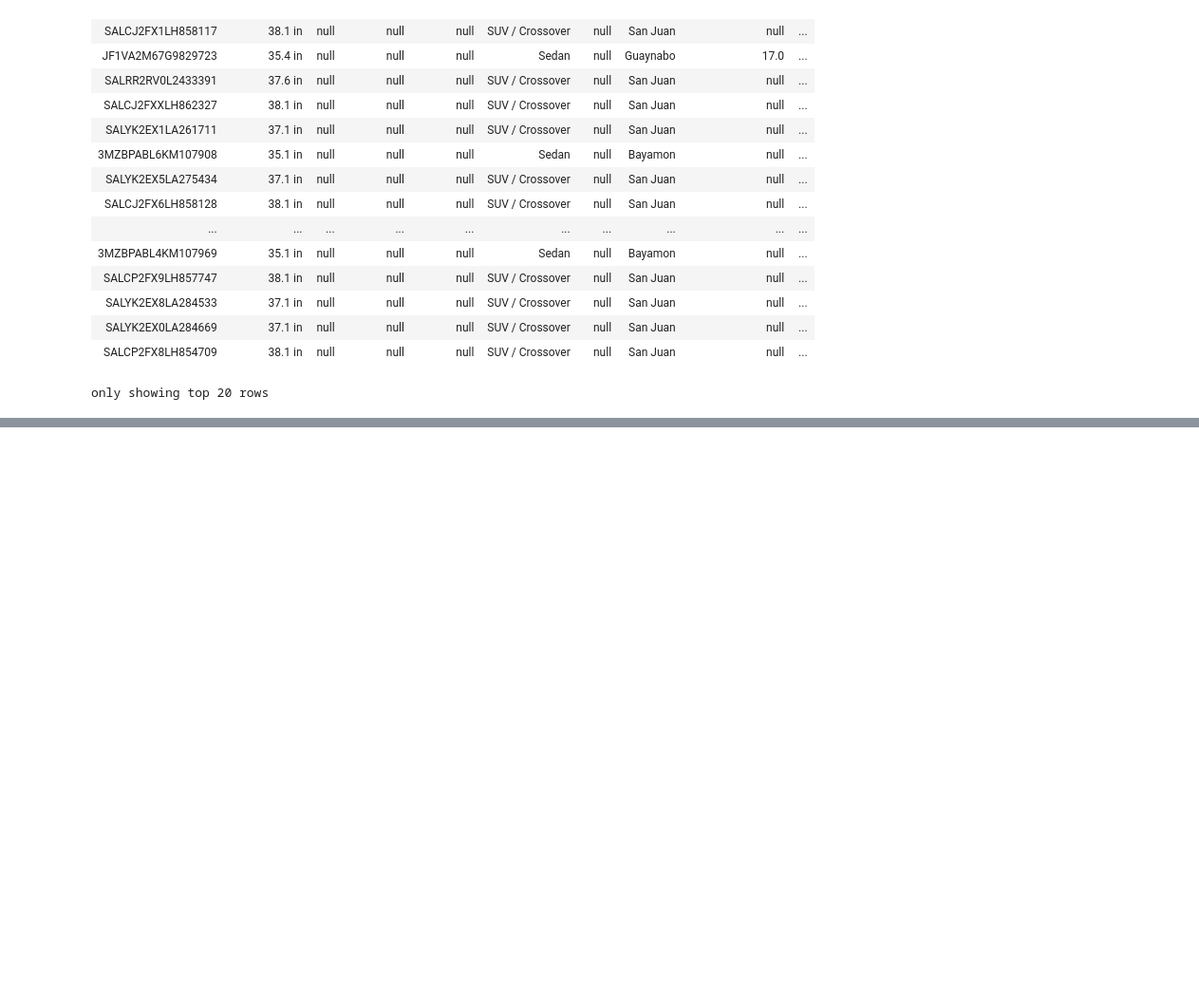
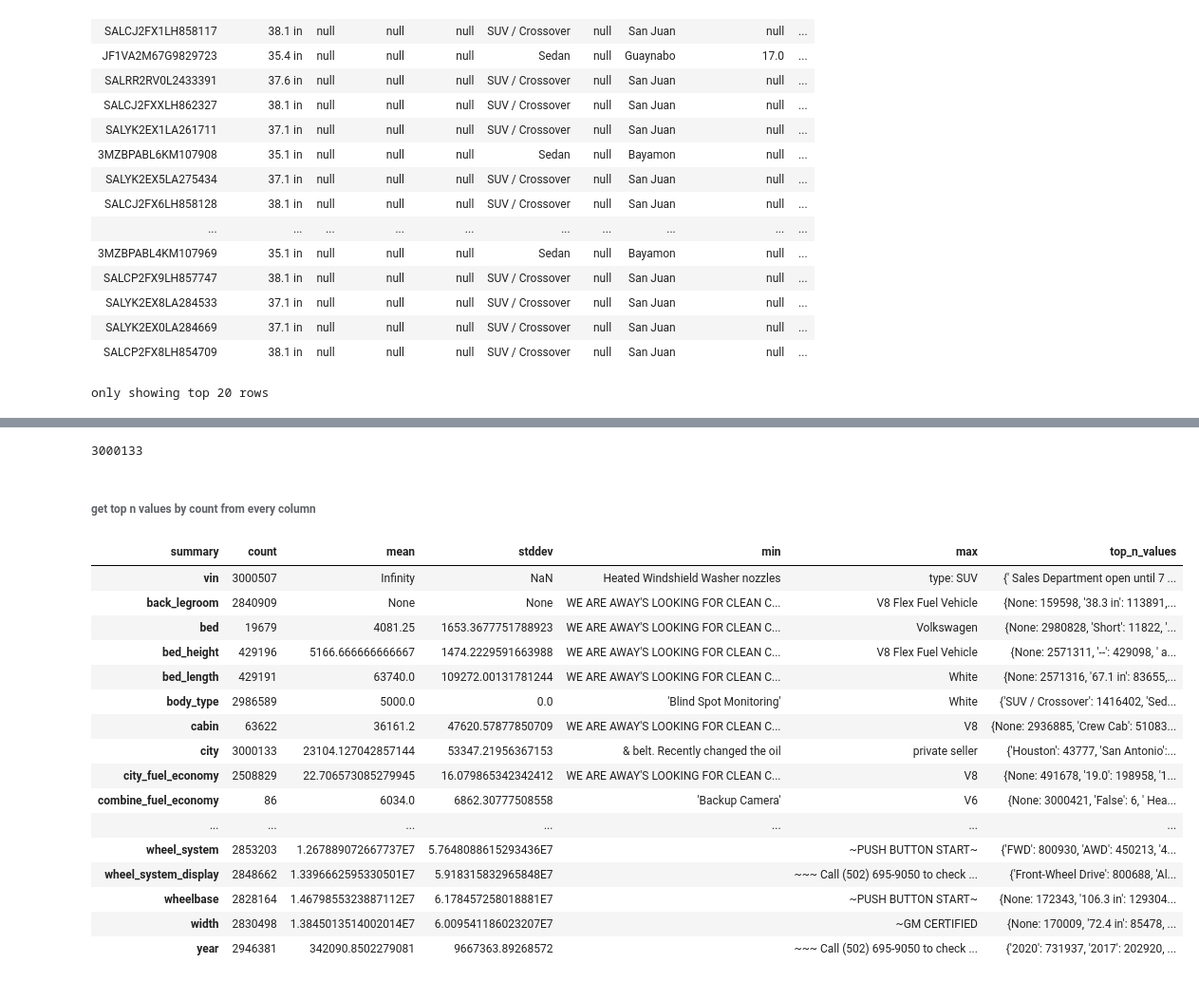
Before and after one commit to DataCrane/cars_spark, a Jupyter notebook: Cars_prices.ipynb, the cells around one changed output, grey strips where cells are left out. Shown at 95% size. Saved outputs shown, nothing was run; the diff lists cells and outputs as text; code cells hidden in the pictures; blank space fills up the shorter version.

```diff
--- a/Cars_prices.ipynb
+++ b/Cars_prices.ipynb
@@ -6,6 +6,9 @@ from pyspark.sql.functions import isnan, when, count, col
 # %%
 from pyspark.sql import SparkSession
 from pyspark import SparkConf, SparkContext
+
+import pandas as pd
+pd.options.display.max_rows = 100
 # %% [markdown]
 # Configure Spark session
 # %%
@@ -107,0 +121,4 @@ TypeError: Column is not iterable
+# %%
+# descriptive
+descr = parDF.describe().toPandas()
+descr
@@ -107,0 +133,8 @@ TypeError: Column is not iterable
+# %%
+# get count (descending order)
+descr_trans = descr.T
+descr_trans.columns = descr_trans.iloc[0]
+
+descr_trans = descr_trans.drop(descr_trans.index[0])
+descr_trans['count'] = descr_trans['count'].astype('int64')
+descr_trans['count'].sort_values(ascending=False)
@@ -107,0 +159,26 @@ TypeError: Column is not iterable
+# %%
+parDF.where(col('city').isNotNull()).count()
+# %% [output]
+3000133
+# %% [markdown]
+###### get top n values by count from every column
+# %%
+descr_trans
+# %% [output]
+| summary | count | mean | stddev | min | max | top_n_values |
+| vin | 3000507 | Infinity | NaN | Heated Windshield Washer nozzles | type: SUV | {' Sales Department open until 7 ... |
+| back_legroom | 2840909 | None | None | WE ARE AWAY'S LOOKING FOR CLEAN C... | V8 Flex Fuel Vehicle | {None: 159598, '38.3 in': 113891,... |
+| bed | 19679 | 4081.25 | 1653.3677751788923 | WE ARE AWAY'S LOOKING FOR CLEAN C... | Volkswagen | {None: 2980828, 'Short': 11822, '... |
+| bed_height | 429196 | 5166.666666666667 | 1474.2229591663988 | WE ARE AWAY'S LOOKING FOR CLEAN C... | V8 Flex Fuel Vehicle | {None: 2571311, '--': 429098, ' a... |
+| bed_length | 429191 | 63740.0 | 109272.00131781244 | WE ARE AWAY'S LOOKING FOR CLEAN C... | White | {None: 2571316, '67.1 in': 83655,... |
+| body_type | 2986589 | 5000.0 | 0.0 | 'Blind Spot Monitoring' | White | {'SUV / Crossover': 1416402, 'Sed... |
+| cabin | 63622 | 36161.2 | 47620.57877850709 | WE ARE AWAY'S LOOKING FOR CLEAN C... | V8 | {None: 2936885, 'Crew Cab': 51083... |
+| city | 3000133 | 23104.127042857144 | 53347.21956367153 | & belt. Recently changed the oil | private seller | {'Houston': 43777, 'San Antonio':... |
+| city_fuel_economy | 2508829 | 22.706573085279945 | 16.079865342342412 | WE ARE AWAY'S LOOKING FOR CLEAN C... | V8 | {None: 491678, '19.0': 198958, '1... |
+| combine_fuel_economy | 86 | 6034.0 | 6862.30777508558 | 'Backup Camera' | V6 | {None: 3000421, 'False': 6, ' Hea... |
+| ... | ... | ... | ... | ... | ... | ... |
+| wheel_system | 2853203 | 1.267889072667737E7 | 5.7648088615293436E7 |  | ~PUSH BUTTON START~ | {'FWD': 800930, 'AWD': 450213, '4... |
+| wheel_system_display | 2848662 | 1.3396662595330501E7 | 5.918315832965848E7 |  | ~~~ Call (502) 695-9050 to check ... | {'Front-Wheel Drive': 800688, 'Al... |
+| wheelbase | 2828164 | 1.4679855323887112E7 | 6.178457258018881E7 |  | ~PUSH BUTTON START~ | {None: 172343, '106.3 in': 129304... |
+| width | 2830498 | 1.3845013514002014E7 | 6.009541186023207E7 |  | ~GM CERTIFIED | {None: 170009, '72.4 in': 85478, ... |
+| year | 2946381 | 342090.8502279081 | 9667363.89268572 |  | ~~~ Call (502) 695-9050 to check ... | {'2020': 731937, '2017': 202920, ... |
```
Also changed, not shown: parts of 15 cells of this notebook.
